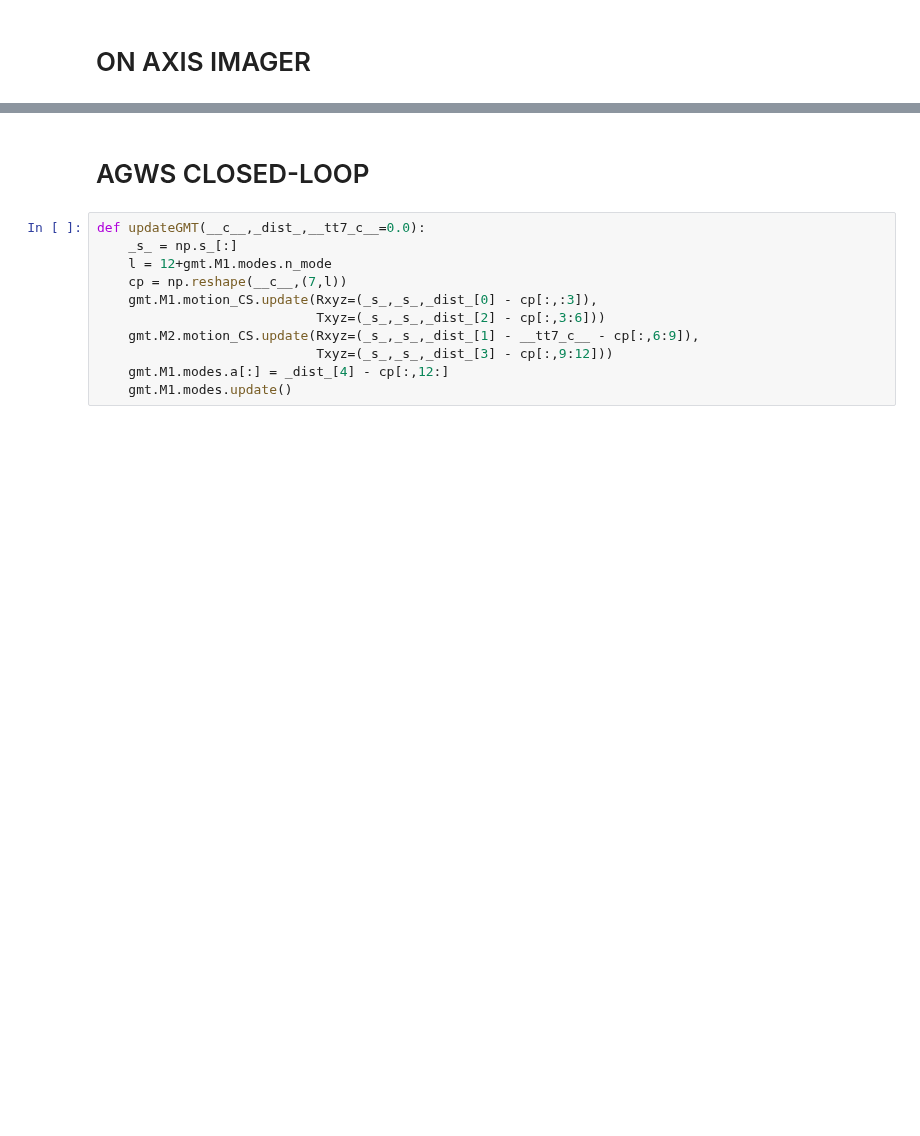
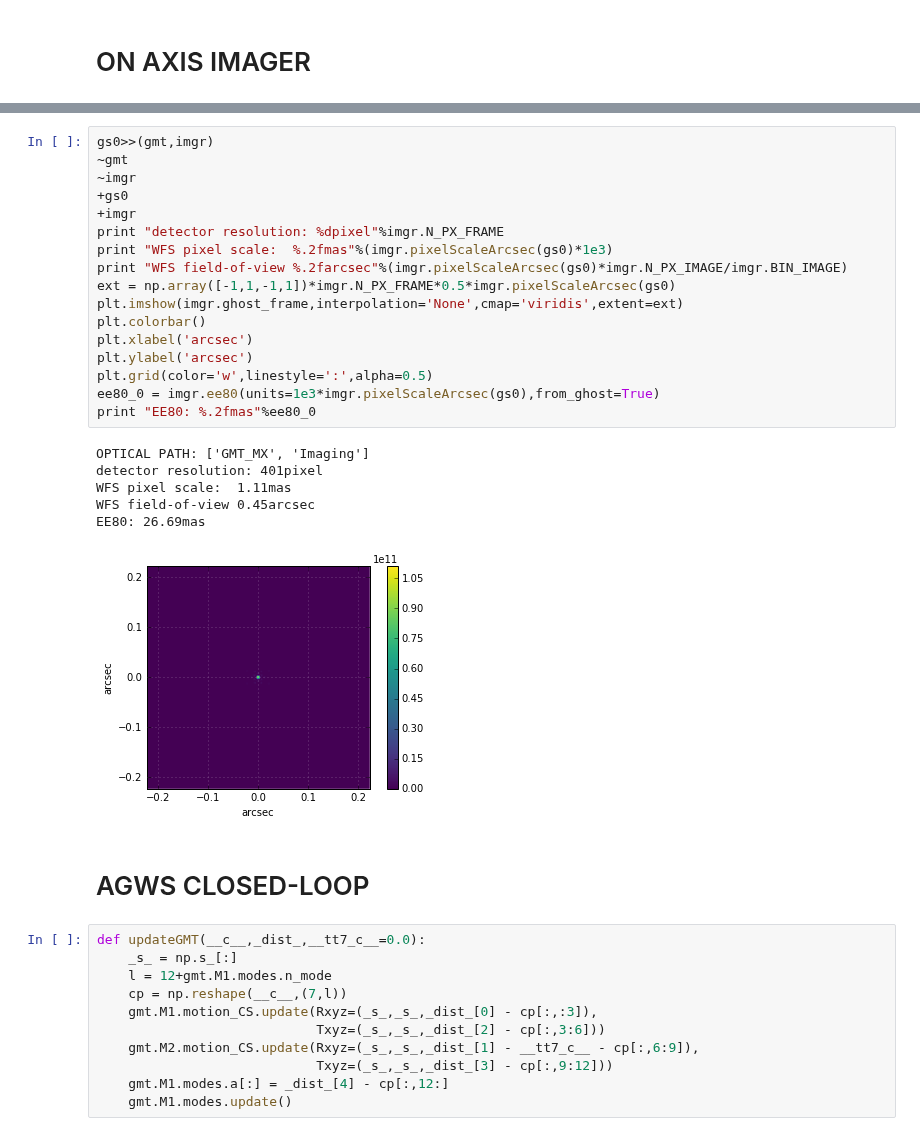
Before and after one commit to rconan/SIMCEO, a Jupyter notebook: Notebooks/Active_Optics_Control-Decoupled-Noise-Asterism.ipynb, the cells around one changed output, grey strips where cells are left out. Saved outputs shown, nothing was run; the diff lists cells and outputs as text; blank space fills up the shorter version.

```diff
--- a/Notebooks/Active_Optics_Control-Decoupled-Noise-Asterism.ipynb
+++ b/Notebooks/Active_Optics_Control-Decoupled-Noise-Asterism.ipynb
@@ -360,3 +370,27 @@ EE80: 25.94mas
+# %%
+gs0>>(gmt,imgr)
+~gmt
+~imgr
++gs0
++imgr
+print "detector resolution: %dpixel"%imgr.N_PX_FRAME
+print "WFS pixel scale:  %.2fmas"%(imgr.pixelScaleArcsec(gs0)*1e3)
+print "WFS field-of-view %.2farcsec"%(imgr.pixelScaleArcsec(gs0)*imgr.N_PX_IMAGE/imgr.BIN_IMAGE)
+ext = np.array([-1,1,-1,1])*imgr.N_PX_FRAME*0.5*imgr.pixelScaleArcsec(gs0)
+plt.imshow(imgr.ghost_frame,interpolation='None',cmap='viridis',extent=ext)
+plt.colorbar()
+plt.xlabel('arcsec')
+plt.ylabel('arcsec')
+plt.grid(color='w',linestyle=':',alpha=0.5)
+ee80_0 = imgr.ee80(units=1e3*imgr.pixelScaleArcsec(gs0),from_ghost=True)
+print "EE80: %.2fmas"%ee80_0
+# %% [output]
+OPTICAL PATH: ['GMT_MX', 'Imaging']
+detector resolution: 401pixel
+WFS pixel scale:  1.11mas
+WFS field-of-view 0.45arcsec
+EE80: 26.69mas
+[figure, added]
 # %% [markdown]
 # AGWS CLOSED-LOOP
 # %%
```
Also changed, not shown: parts of 18 cells of this notebook, 1 other file.
